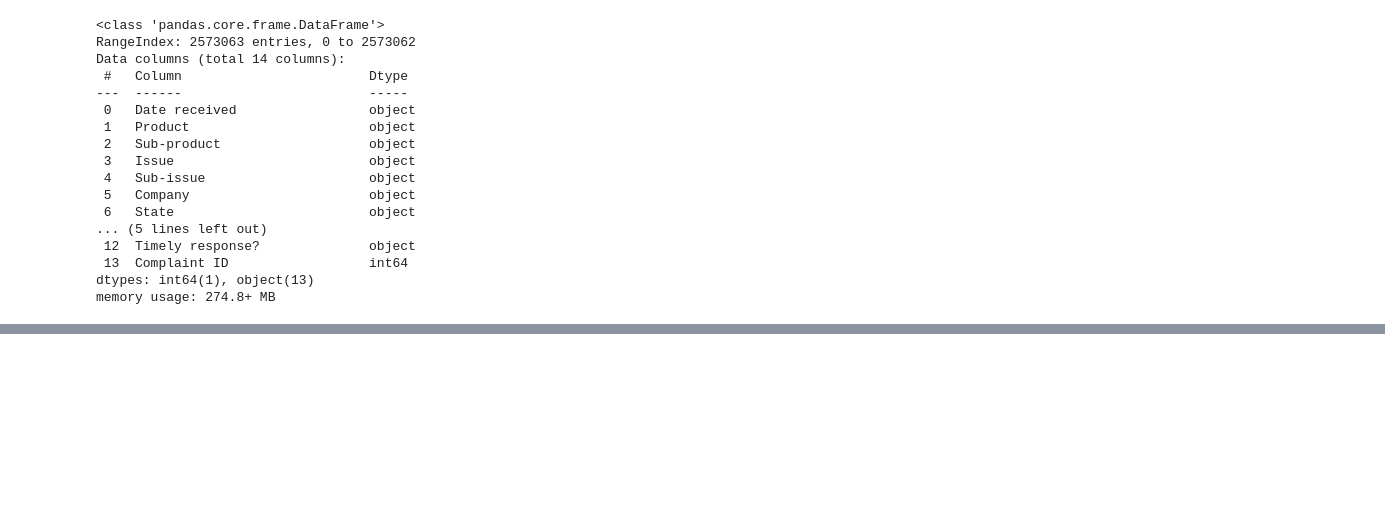
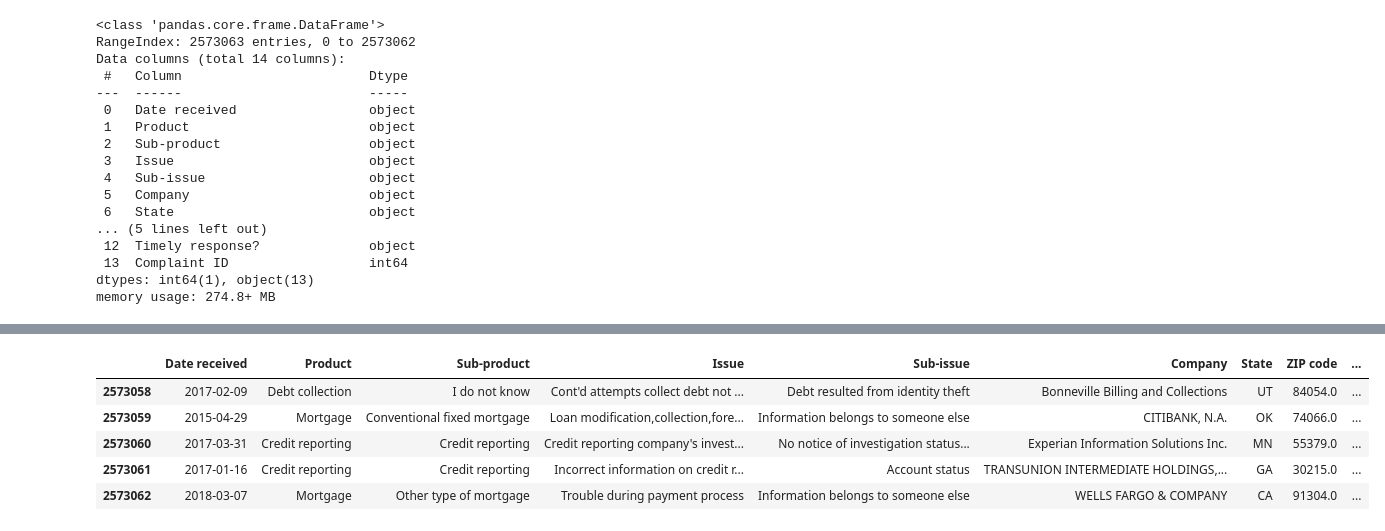
Before and after one commit to iiiirene-529/nlp-start-up, a Jupyter notebook: EDAV_Chenxi.ipynb, the cells around one changed output, grey strips where cells are left out. Saved outputs shown, nothing was run; the diff lists cells and outputs as text; code cells hidden in the pictures; blank space fills up the shorter version.

```diff
--- a/EDAV_Chenxi.ipynb
+++ b/EDAV_Chenxi.ipynb
@@ -119,0 +177,9 @@ memory usage: 274.8+ MB
+# %%
+df.tail()
+# %% [output]
+|  | Date received | Product | Sub-product | Issue | Sub-issue | Company | State | ZIP code | ... |
+| 2573058 | 2017-02-09 | Debt collection | I do not know | Cont'd attempts collect debt not ... | Debt resulted from identity theft | Bonneville Billing and Collections | UT | 84054.0 | ... |
+| 2573059 | 2015-04-29 | Mortgage | Conventional fixed mortgage | Loan modification,collection,fore... | Information belongs to someone else | CITIBANK, N.A. | OK | 74066.0 | ... |
+| 2573060 | 2017-03-31 | Credit reporting | Credit reporting | Credit reporting company's invest... | No notice of investigation status... | Experian Information Solutions Inc. | MN | 55379.0 | ... |
+| 2573061 | 2017-01-16 | Credit reporting | Credit reporting | Incorrect information on credit r... | Account status | TRANSUNION INTERMEDIATE HOLDINGS,... | GA | 30215.0 | ... |
+| 2573062 | 2018-03-07 | Mortgage | Other type of mortgage | Trouble during payment process | Information belongs to someone else | WELLS FARGO & COMPANY | CA | 91304.0 | ... |
```
Also changed, not shown: parts of 16 cells of this notebook.
